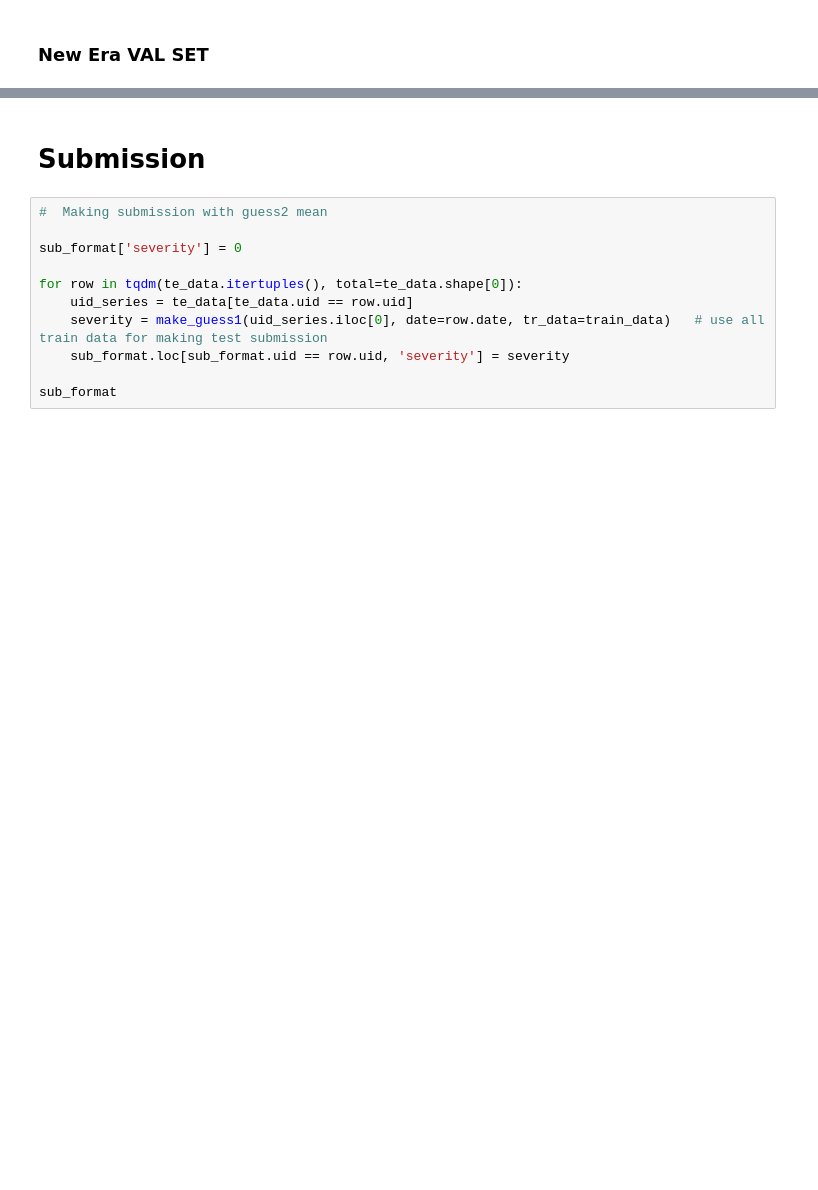
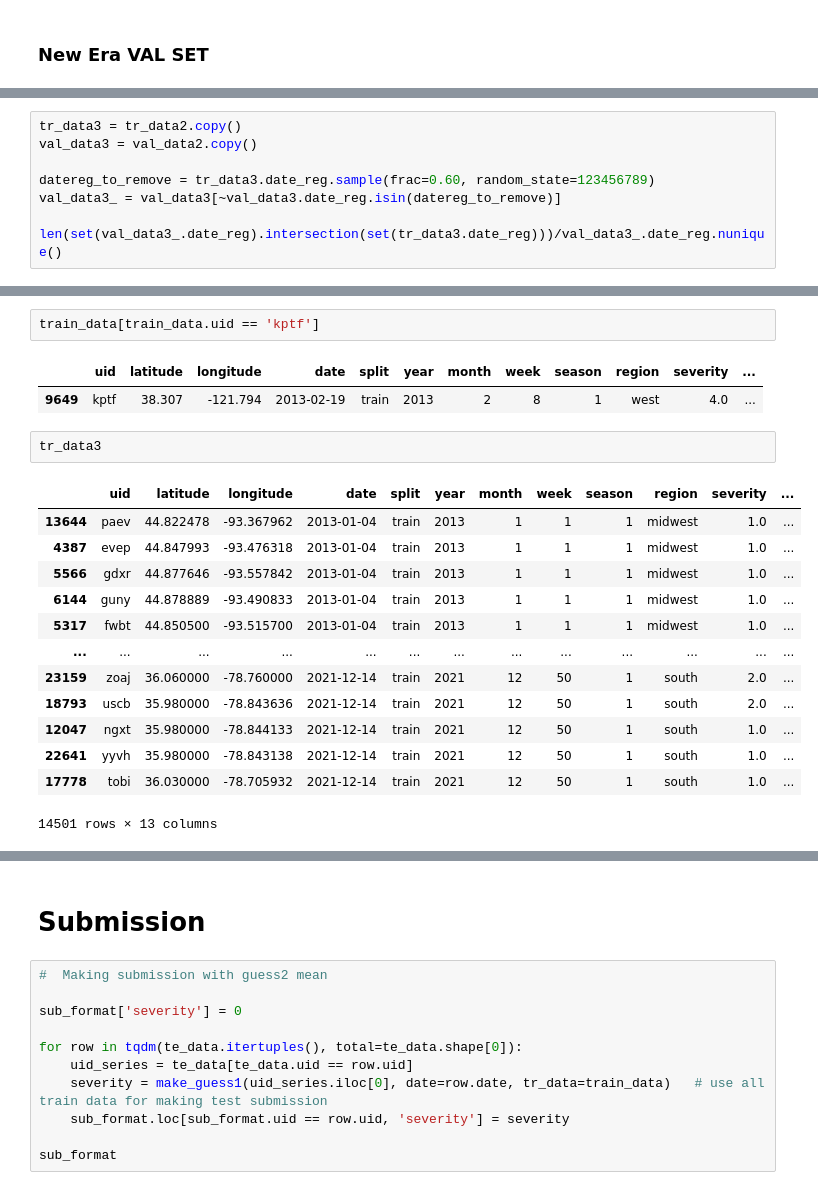
Before and after one commit to k-loki/Algal-bloom-Identification, a Jupyter notebook: notebooks/model_mtdata.ipynb, the cells around one changed output, grey strips where cells are left out. Drawn from its saved outputs; the diff is of its cells as text; blank space fills up the shorter version.

```diff
--- a/notebooks/model_mtdata.ipynb
+++ b/notebooks/model_mtdata.ipynb
@@ -463,0 +360,8 @@ rmse(val_data2.severity.sort_index(), grp_by_season.droplevel(0).loc[val_data2.i
+# %%
+tr_data3 = tr_data2.copy()
+val_data3 = val_data2.copy()
+
+datereg_to_remove = tr_data3.date_reg.sample(frac=0.60, random_state=123456789)
+val_data3_ = val_data3[~val_data3.date_reg.isin(datereg_to_remove)]
+
+len(set(val_data3_.date_reg).intersection(set(tr_data3.date_reg)))/val_data3_.date_reg.nunique()
@@ -463,0 +437,21 @@ rmse(val_data2.severity.sort_index(), grp_by_season.droplevel(0).loc[val_data2.i
+# %%
+train_data[train_data.uid == 'kptf']
+# %% [output]
+|  | uid | latitude | longitude | date | split | year | month | week | season | region | severity | ... |
+| 9649 | kptf | 38.307 | -121.794 | 2013-02-19 | train | 2013 | 2 | 8 | 1 | west | 4.0 | ... |
+# %%
+tr_data3
+# %% [output]
+|  | uid | latitude | longitude | date | split | year | month | week | season | region | severity | ... |
+| 13644 | paev | 44.822478 | -93.367962 | 2013-01-04 | train | 2013 | 1 | 1 | 1 | midwest | 1.0 | ... |
+| 4387 | evep | 44.847993 | -93.476318 | 2013-01-04 | train | 2013 | 1 | 1 | 1 | midwest | 1.0 | ... |
+| 5566 | gdxr | 44.877646 | -93.557842 | 2013-01-04 | train | 2013 | 1 | 1 | 1 | midwest | 1.0 | ... |
+| 6144 | guny | 44.878889 | -93.490833 | 2013-01-04 | train | 2013 | 1 | 1 | 1 | midwest | 1.0 | ... |
+| 5317 | fwbt | 44.850500 | -93.515700 | 2013-01-04 | train | 2013 | 1 | 1 | 1 | midwest | 1.0 | ... |
+| ... | ... | ... | ... | ... | ... | ... | ... | ... | ... | ... | ... | ... |
+| 23159 | zoaj | 36.060000 | -78.760000 | 2021-12-14 | train | 2021 | 12 | 50 | 1 | south | 2.0 | ... |
+| 18793 | uscb | 35.980000 | -78.843636 | 2021-12-14 | train | 2021 | 12 | 50 | 1 | south | 2.0 | ... |
+| 12047 | ngxt | 35.980000 | -78.844133 | 2021-12-14 | train | 2021 | 12 | 50 | 1 | south | 1.0 | ... |
+| 22641 | yyvh | 35.980000 | -78.843138 | 2021-12-14 | train | 2021 | 12 | 50 | 1 | south | 1.0 | ... |
+| 17778 | tobi | 36.030000 | -78.705932 | 2021-12-14 | train | 2021 | 12 | 50 | 1 | south | 1.0 | ... |
+14501 rows × 13 columns
```
Also changed, not shown: parts of 67 cells of this notebook.
